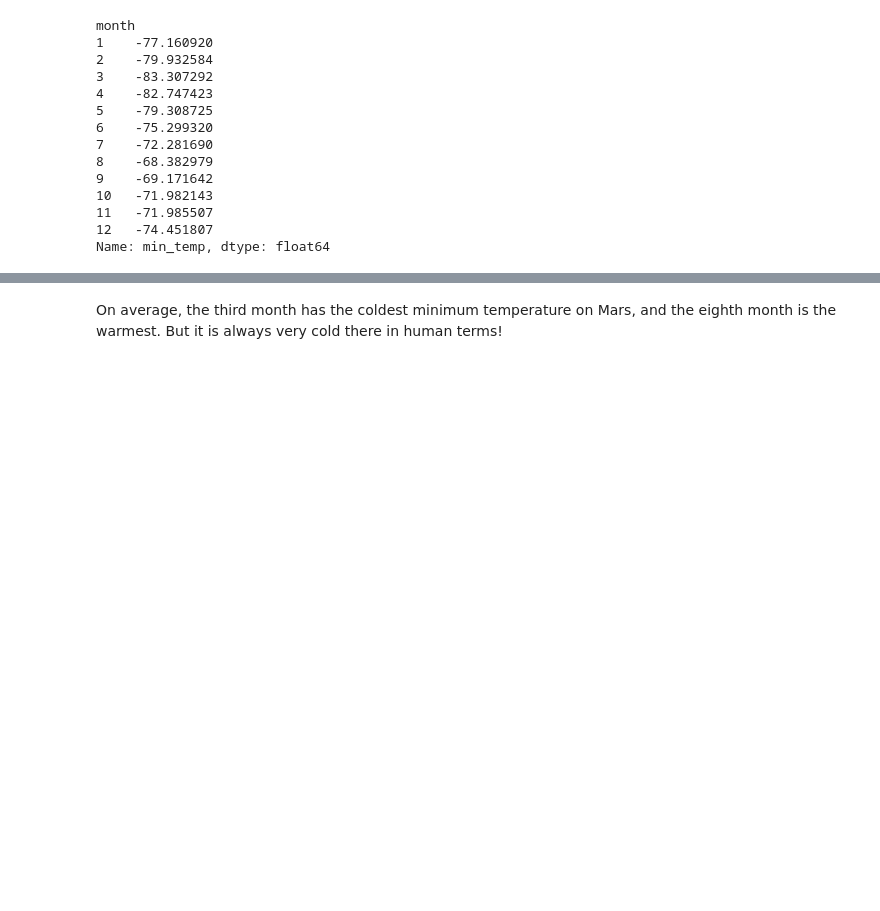
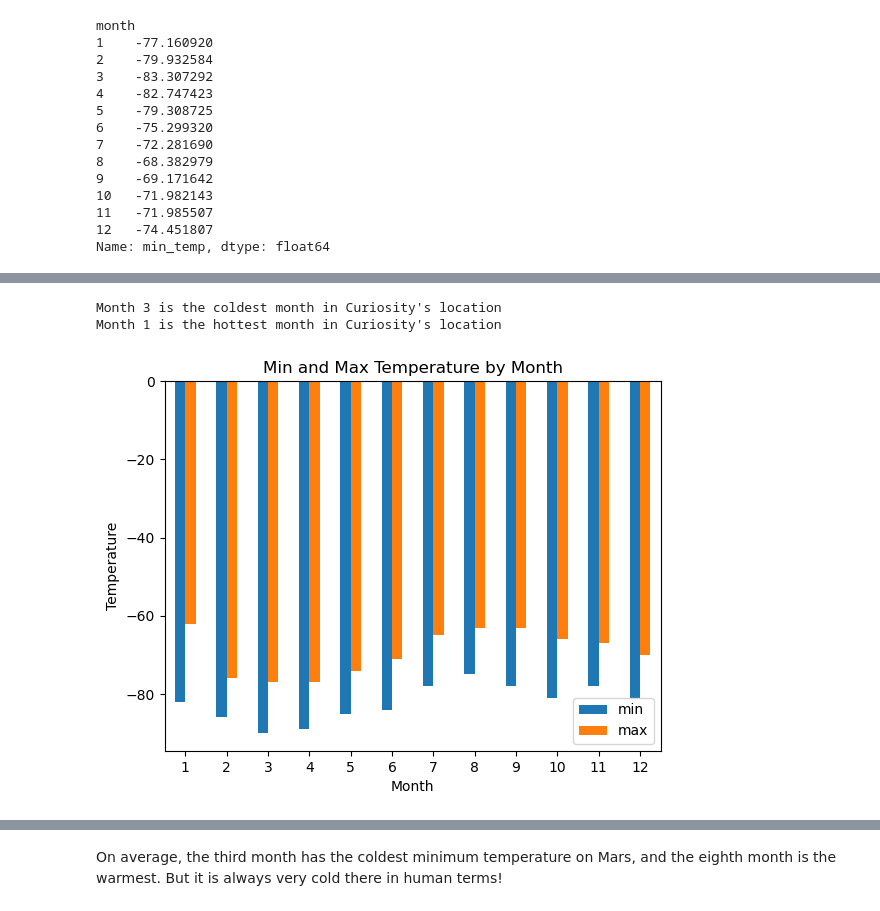
Before and after one commit to matthewjgarcia/web_scraping, a Jupyter notebook: Starter_Code/part_2_mars_weather.ipynb, the cells around one changed output, grey strips where cells are left out. Drawn from its saved outputs; the diff is of its cells as text; code cells hidden in the pictures; blank space fills up the shorter version.

```diff
--- a/Starter_Code/part_2_mars_weather.ipynb
+++ b/Starter_Code/part_2_mars_weather.ipynb
@@ -223,2 +226,18 @@ Name: min_temp, dtype: float64
+# %%
+# Identify the coldest and hottest months in Curiosity's location
+monthly_temps = mars_df.groupby("month")["min_temp"].agg([min, max])
+monthly_temps.plot.bar(rot = 0)
+plt.title("Min and Max Temperature by Month")
+plt.xlabel('Month')
+plt.ylabel('Temperature')
+plt.legend(loc = 'lower right')
+coldest = monthly_temps[monthly_temps["min"] == monthly_temps["min"].min()].index[0]
+hottest = monthly_temps[monthly_temps["max"] == monthly_temps["max"].max()].index[0]
+print(f"Month {coldest} is the coldest month in Curiosity's location")
+print(f"Month {hottest} is the hottest month in Curiosity's location")
+# %% [output]
+Month 3 is the coldest month in Curiosity's location
+Month 1 is the hottest month in Curiosity's location
+[figure, added]
 # %%
 # 4. Average pressure by Martian month
```
Also changed, not shown: parts of 9 cells of this notebook, 2 other files.
